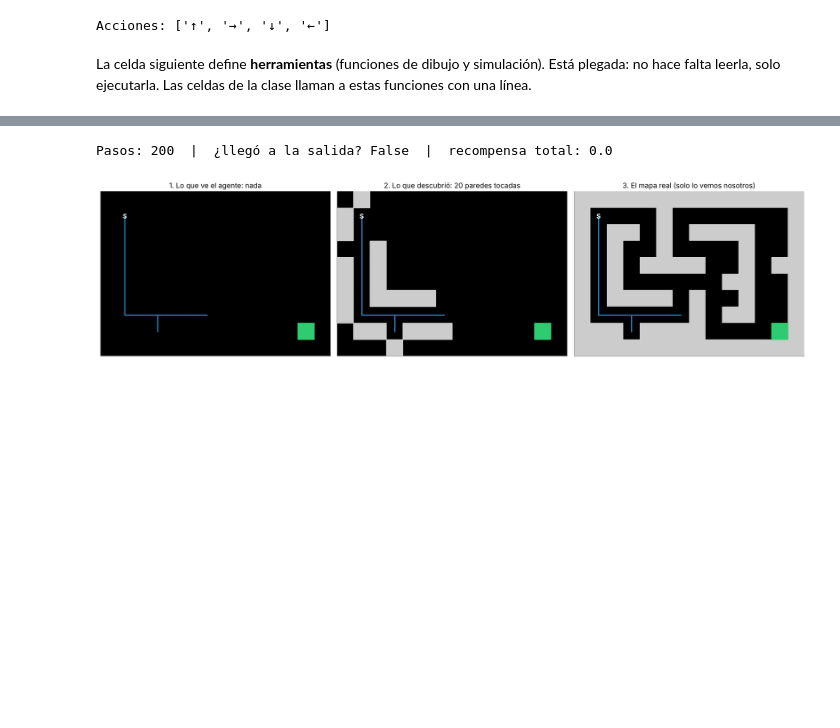
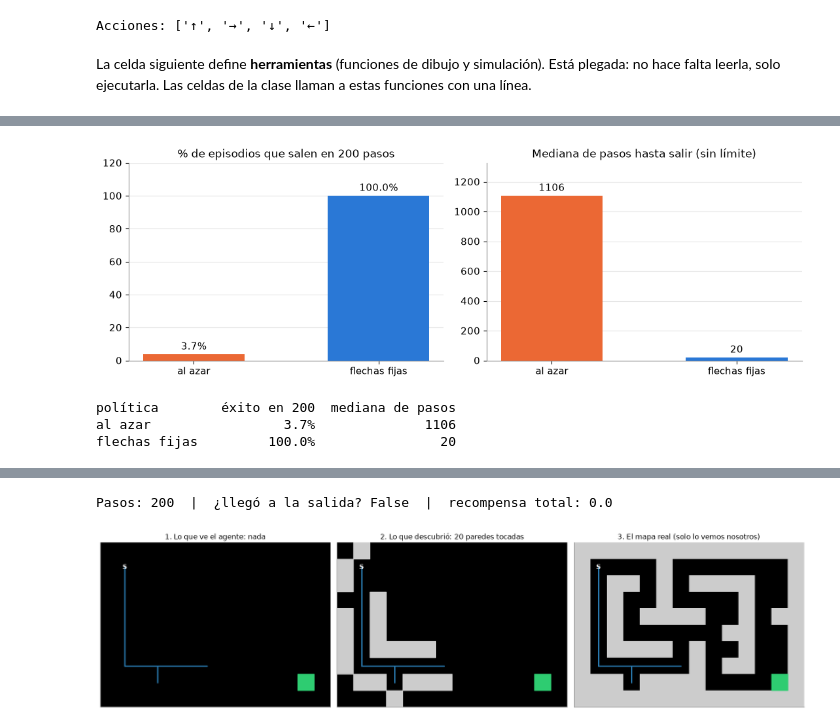
Before and after one commit to dimacio/pedagogia-de-las-maquinas, a Jupyter notebook: notebooks/02-que-es-rl.ipynb, the cells around one changed output, grey strips where cells are left out. Drawn from its saved outputs; the diff is of its cells as text; code cells hidden in the pictures; blank space fills up the shorter version.

Commit message:
Clase 2: notebook según el spine nuevo (por qué RL, política, numeración de 16 clases)
Co-Authored-By: Claude Opus 5.5 <noreply@anthropic.com>

```diff
--- a/notebooks/02-que-es-rl.ipynb
+++ b/notebooks/02-que-es-rl.ipynb
@@ -403,0 +530,9 @@ El agente más tonto posible: elige **al azar** entre ↑ → ↓ ←. Vamos a m
+# %%
+pasos_azar = pasos_hasta_salir(n_episodios=300, seed=SEMILLA)
+pasos_flechas_300 = pasos_hasta_salir(n_episodios=300, seed=SEMILLA, politica=politica_flechas)
+comparar_dos_politicas(pasos_azar, pasos_flechas_300, limite=200)
+# %% [output]
+[figure, added]
+política        éxito en 200  mediana de pasos
+al azar                 3.7%              1106
+flechas fijas         100.0%                20
```
Also changed, not shown: parts of 44 cells of this notebook, 2 other files.
